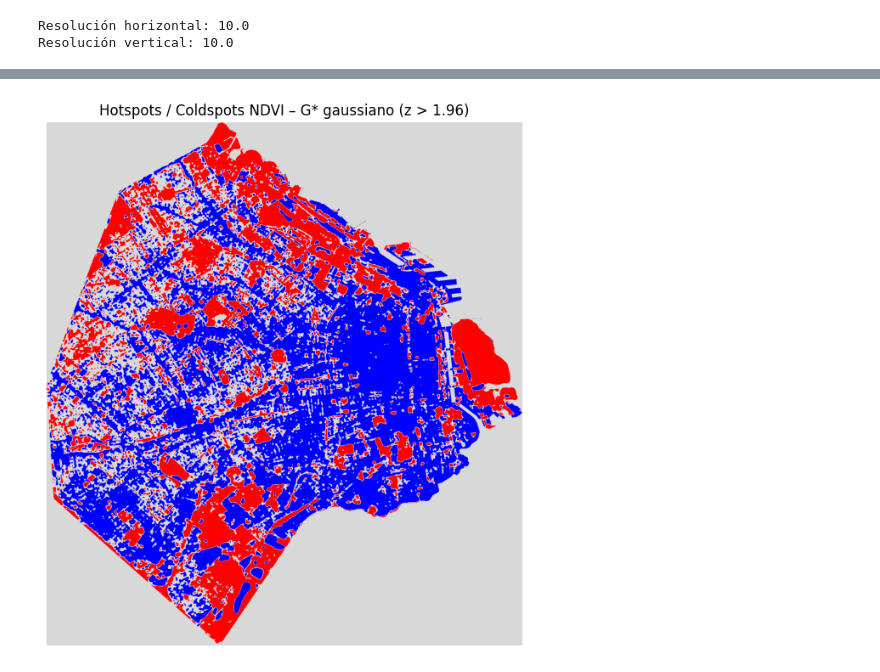
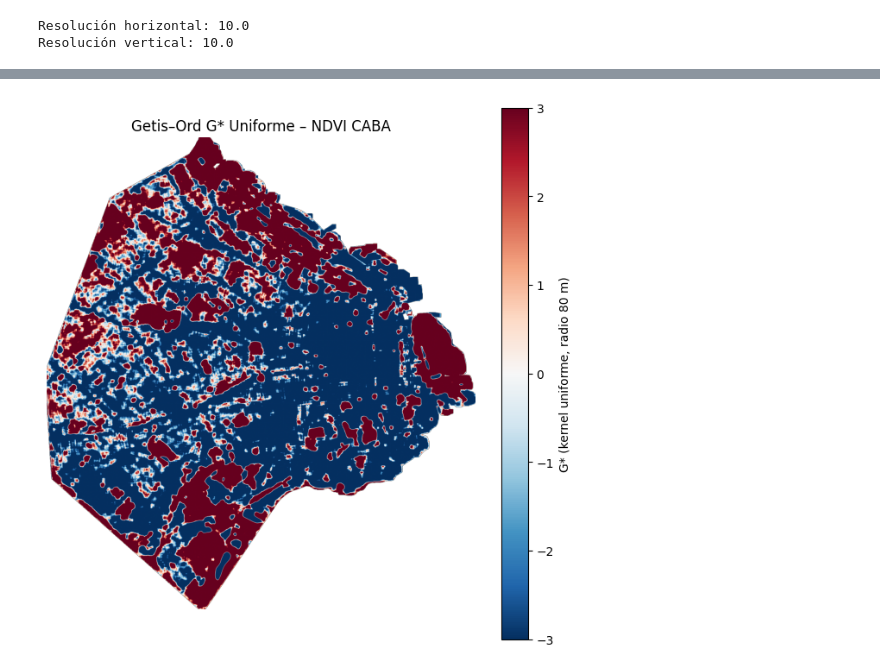
Before and after one commit to eltanook/tp2_datos_espaciales_nadal_lourido, a Jupyter notebook: kernel.ipynb, the cells around one changed output, grey strips where cells are left out. Cells and saved outputs as stored; diff of their text form; code cells hidden in the pictures.

```diff
--- a/kernel.ipynb
+++ b/kernel.ipynb
@@ -115,28 +115,37 @@ ns   = ~(hot | cold)
 clase = np.full(Gi.shape, "ns", dtype=object)
 clase[hot]  = "hot"
 clase[cold] = "cold"
-# %%
-colors = {
-    "hot":  "red",
-    "cold": "blue",
-    "ns":   "lightgrey"
-}
-
-rgb = np.zeros(Gi.shape + (3,), dtype=float)
-
-for label, color in colors.items():
-    mask = (clase == label)
-    if color == "red":
-        rgb[mask] = (1, 0, 0)
-    elif color == "blue":
-        rgb[mask] = (0, 0, 1)
-    elif color == "lightgrey":
-        rgb[mask] = (0.85, 0.85, 0.85)
-
-plt.figure(figsize=(8,8))
-plt.imshow(rgb)
-plt.title("Hotspots / Coldspots NDVI – G* gaussiano (z > 1.96)")
-plt.axis("off")
-plt.show()
-# %% [output]
-[figure, removed]
+# %%
+# este se ve demasiado pintado, todo es o hot o coldspot y eso no tiene sentido, por eso lo que ahre ahoa sera hacer es probar con un kernel uniforme
+radius_m = 80
+radius_px = int(radius_m / res_x)
+kernel = np.ones((2*radius_px+1, 2*radius_px+1))
+kernel = kernel / kernel.sum()
+valid_mask = ~np.isnan(ndvi)
+# NDVI con NaN tratados como 0 temporalmente
+ndvi_filled = np.nan_to_num(ndvi, nan=0.0)
+# Suma ponderada local
+local_weighted_sum = convolve2d(ndvi_filled, kernel, mode="same", boundary="symm")
+# Suma de pesos válidos (normalización por pixeles válidos)
+local_weights_sum = convolve2d(valid_mask.astype(float), kernel, mode="same", boundary="symm")
+X = ndvi[valid_mask]
+X_bar = np.mean(X)
+S = np.std(X, ddof=1)
+n = len(X)
+kernel_sq = kernel**2
+local_sum = local_weighted_sum                   # suma w_ij * x_j
+local_w1  = local_weights_sum                    # suma w_ij
+local_w2  = convolve2d(valid_mask.astype(float), kernel_sq, mode="same", boundary="symm")  # suma w_ij^2
+Gi_star = (
+    local_sum - X_bar * local_w1
+) / (
+    S * np.sqrt((n * local_w2 - local_w1**2) / (n - 1))
+)
+plt.figure(figsize=(8,8))
+plt.imshow(Gi_star, cmap="RdBu_r", vmin=-3, vmax=3)
+plt.colorbar(label="G* (kernel uniforme, radio 80 m)")
+plt.title("Getis–Ord G* Uniforme – NDVI CABA")
+plt.axis("off")
+plt.show()
+# %% [output]
+[figure, added]
```
Also changed, not shown: parts of 2 cells of this notebook, 2 other files.
